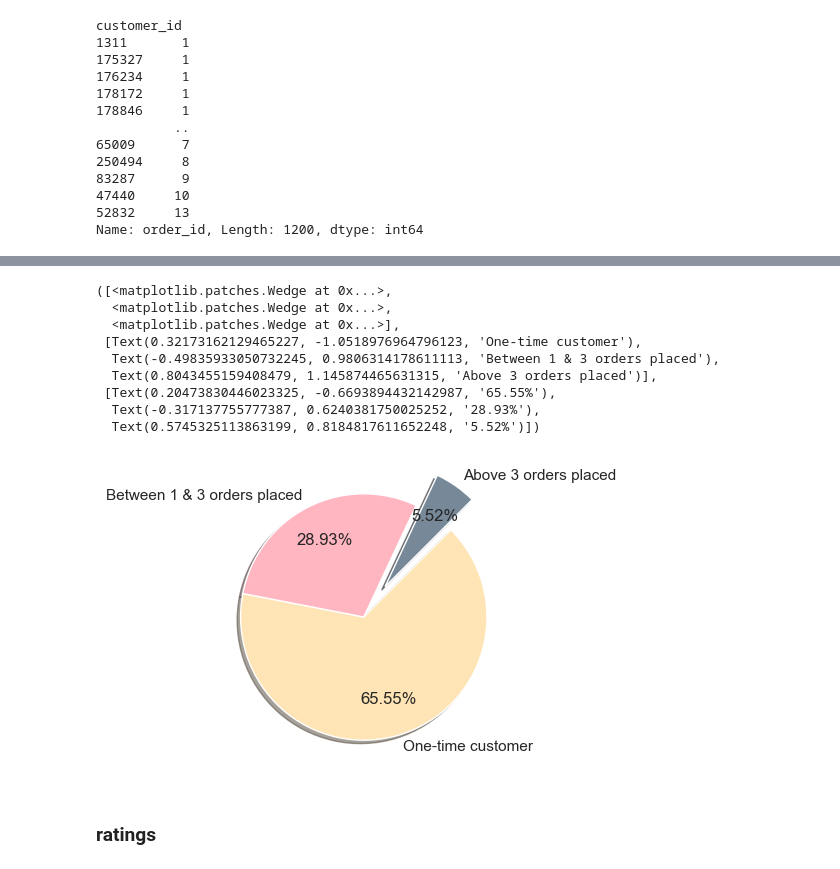
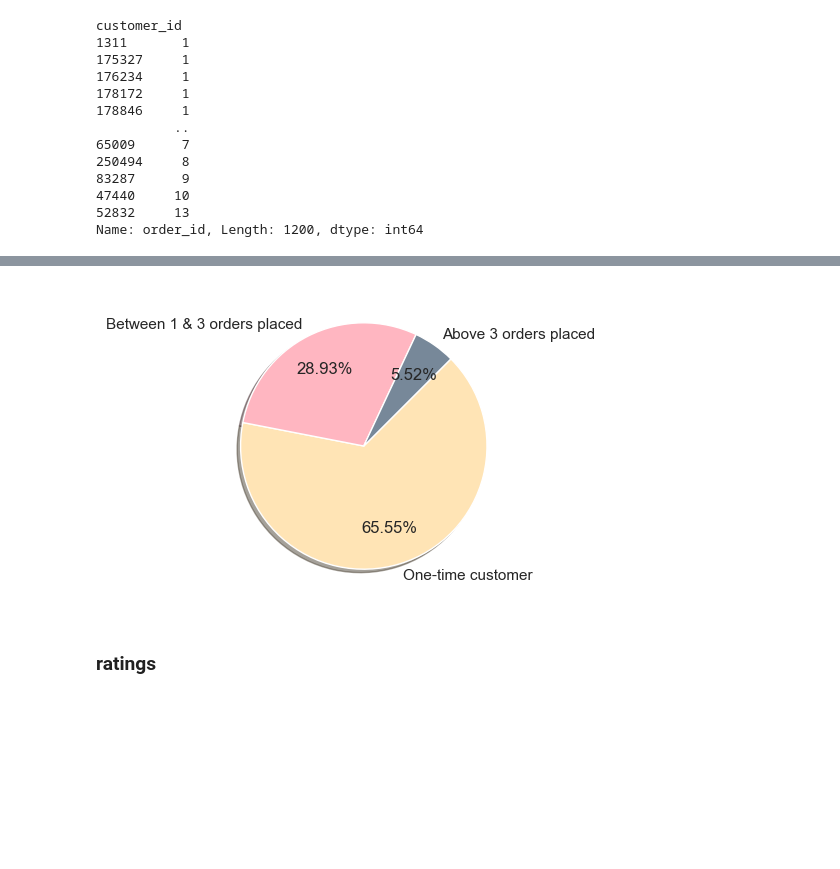
Before and after one commit to mnoragreta/Data-analysis, a Jupyter notebook: 1. Foodhub project - 2023 november/1212 FoodHub_Analysis_clean2.ipynb, the cells around one changed output, grey strips where cells are left out. Cells and saved outputs as stored; diff of their text form; code cells hidden in the pictures; blank space fills up the shorter version.

```diff
--- a/1. Foodhub project - 2023 november/1212 FoodHub_Analysis_clean2.ipynb
+++ b/1. Foodhub project - 2023 november/1212 FoodHub_Analysis_clean2.ipynb
@@ -297,18 +325,10 @@ values_freq = [784, 346, 66]
 # %%
 colors = ['moccasin','lightpink','lightslategrey','chocolate']
 # %%
-plt.pie(values_freq,labels=categories_freq, explode=explodes, colors=colors, autopct='%.2f%%', pctdistance=0.7, startangle=45, shadow=True, counterclock=False)
+plt.pie(values_freq,labels=categories_freq, colors=colors, autopct='%.2f%%', pctdistance=0.7, startangle=45, shadow=True, counterclock=False)
+plt.show()
 # %% [output]
-([<matplotlib.patches.Wedge at 0x...>,
-  <matplotlib.patches.Wedge at 0x...>,
-  <matplotlib.patches.Wedge at 0x...>],
- [Text(0.32173162129465227, -1.0518976964796123, 'One-time customer'),
-  Text(-0.49835933050732245, 0.9806314178611113, 'Between 1 & 3 orders placed'),
-  Text(0.8043455159408479, 1.145874465631315, 'Above 3 orders placed')],
- [Text(0.20473830446023325, -0.6693894432142987, '65.55%'),
-  Text(-0.317137755777387, 0.6240381750025252, '28.93%'),
-  Text(0.5745325113863199, 0.8184817611652248, '5.52%')])
-[figure, old version]
+[figure, new version]
 # %% [markdown]
 ### ratings ###
 # %%
```
Also changed, not shown: parts of 29 cells of this notebook, 10 other files.
